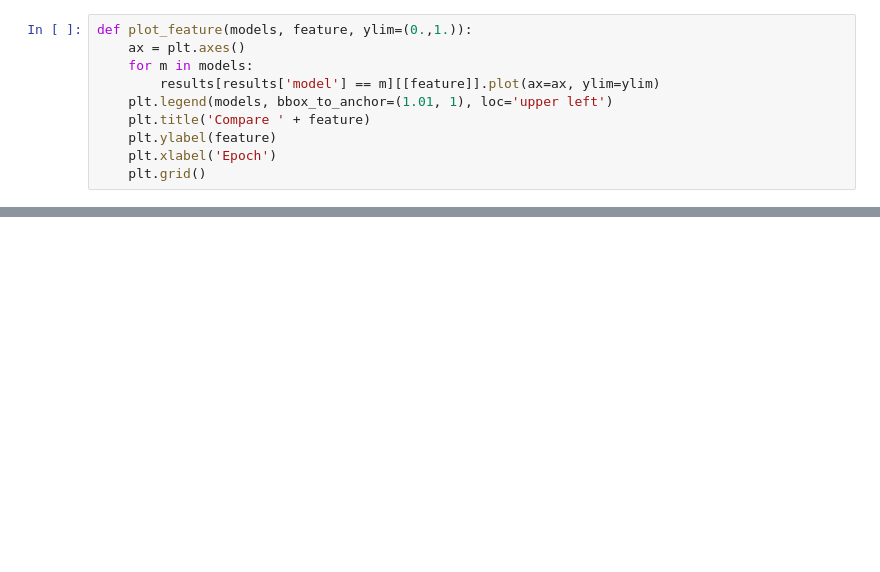
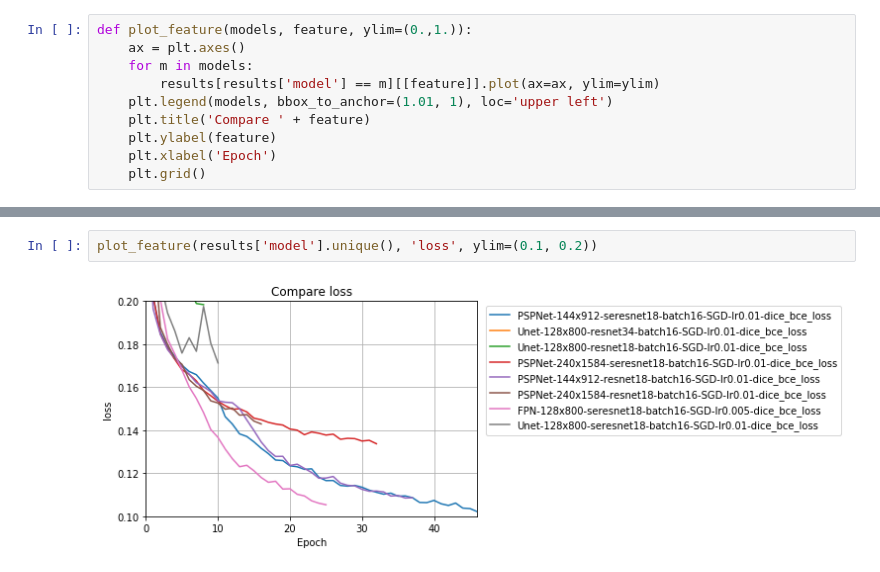
Before and after one commit to NikhilPeri/steel-defect-detection, a Jupyter notebook: notebooks/model architecture.ipynb, the cells around one changed output, grey strips where cells are left out. Saved outputs shown, nothing was run; the diff lists cells and outputs as text; blank space fills up the shorter version.

```diff
--- a/notebooks/model architecture.ipynb
+++ b/notebooks/model architecture.ipynb
@@ -72,2 +94,6 @@ def plot_feature(models, feature, ylim=(0.,1.)):
+# %%
+plot_feature(results['model'].unique(), 'loss', ylim=(0.1, 0.2))
+# %% [output]
+[figure, added]
 # %%
 plot_feature([
```
Also changed, not shown: parts of 14 cells of this notebook, 8 other files.
